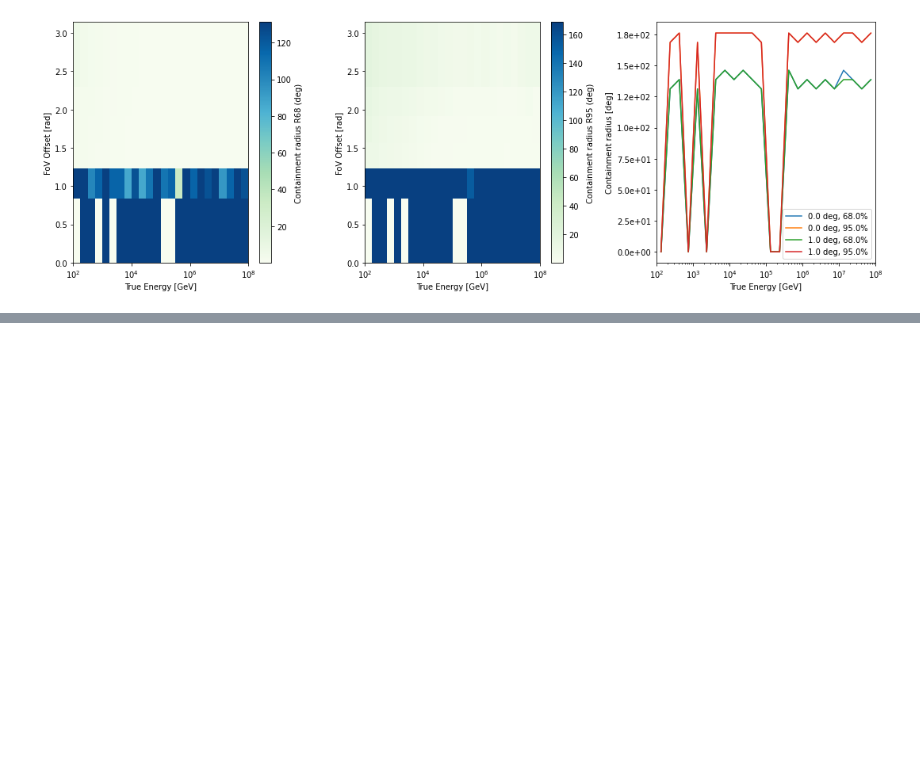
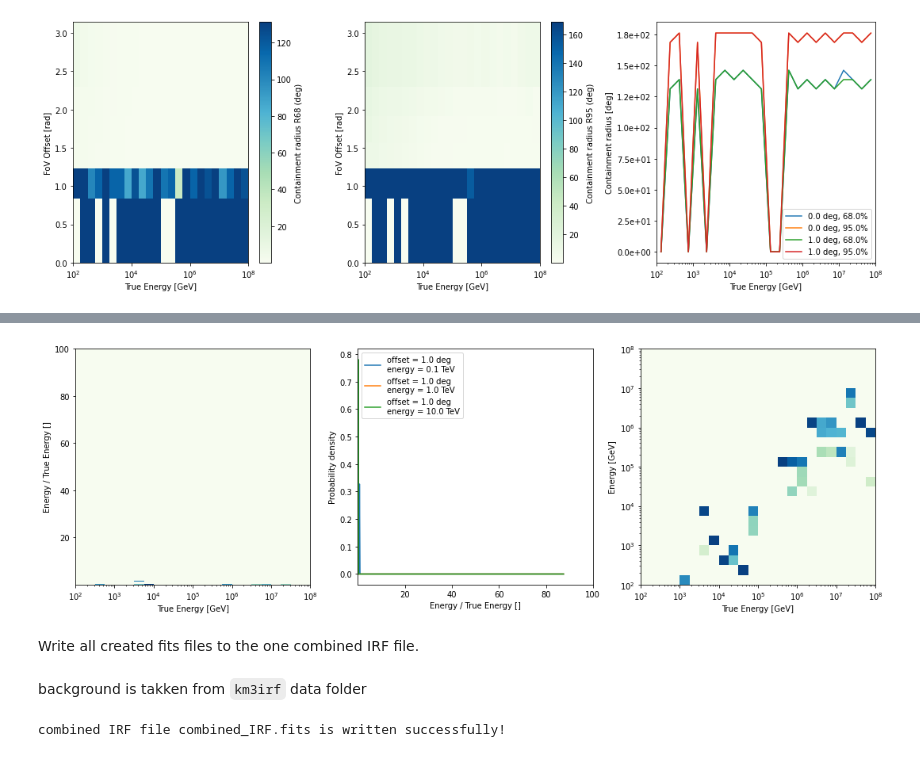
Before and after one commit to KM3NeT/km3irf, a Jupyter notebook: use_cases/Use_case_1.ipynb, the cells around one changed output, grey strips where cells are left out. Saved outputs shown, nothing was run; the diff lists cells and outputs as text; code cells hidden in the pictures; blank space fills up the shorter version.

Commit message:
extended use_case1 with edisp and merge of all fits files to one

```diff
--- a/use_cases/Use_case_1.ipynb
+++ b/use_cases/Use_case_1.ipynb
@@ -103,0 +114,3 @@ psf.peek()
+# %%
+edisp = EnergyDispersion2D.read("edisp.fits", hdu="EDISP_2D")
+print(edisp)
@@ -103,0 +126,6 @@ psf.peek()
+# %%
+edisp.peek()
+# %% [output]
+[figure, added]
+# %% [markdown]
+Write all created fits files to the one combined IRF file.
@@ -103,0 +134,6 @@ psf.peek()
+# %% [markdown]
+background is takken from `km3irf` data folder
+# %%
+merge_fits(aeff_fits="aeff.fits", psf_fits="psf.fits", edisp_fits="edisp.fits", output_path=".", output_file="combined_IRF.fits")
+# %% [output]
+combined IRF file combined_IRF.fits is written successfully!
```
Also changed, not shown: parts of 6 cells of this notebook, 1 other file.
